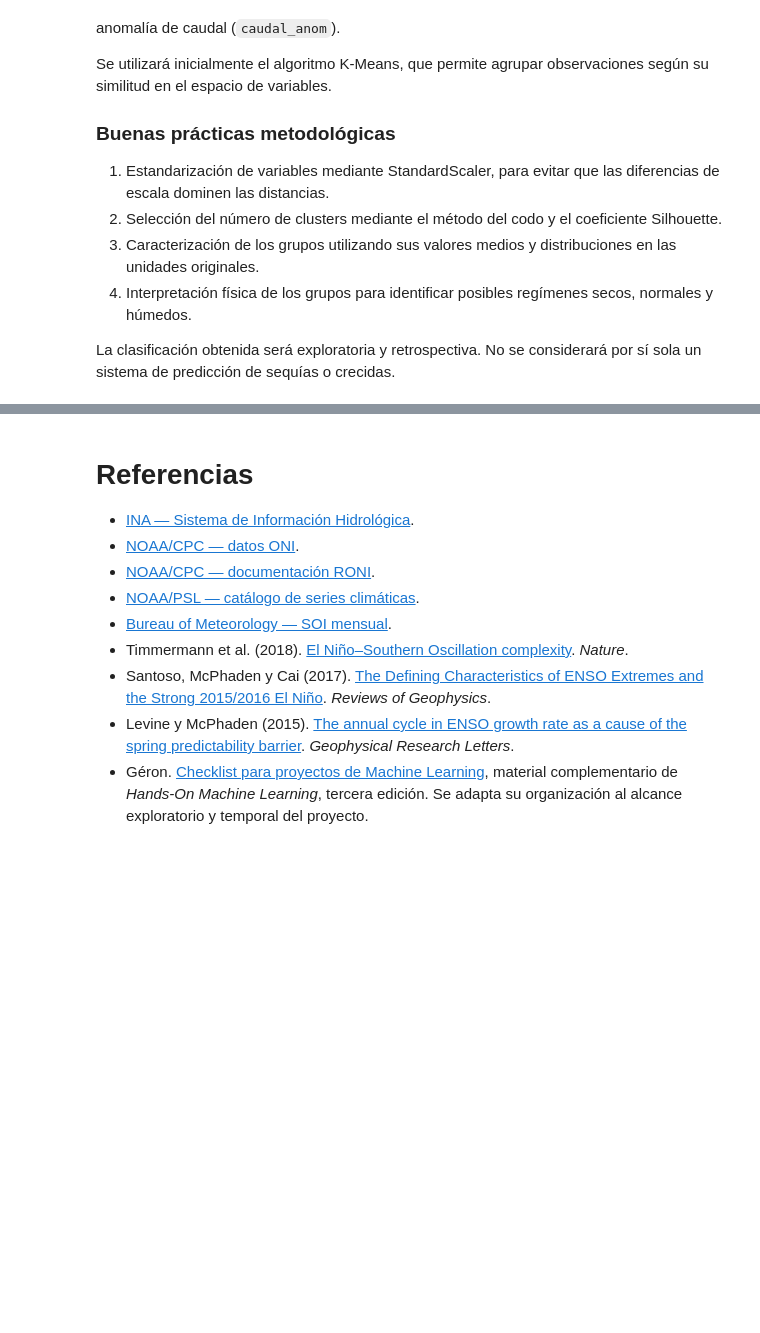
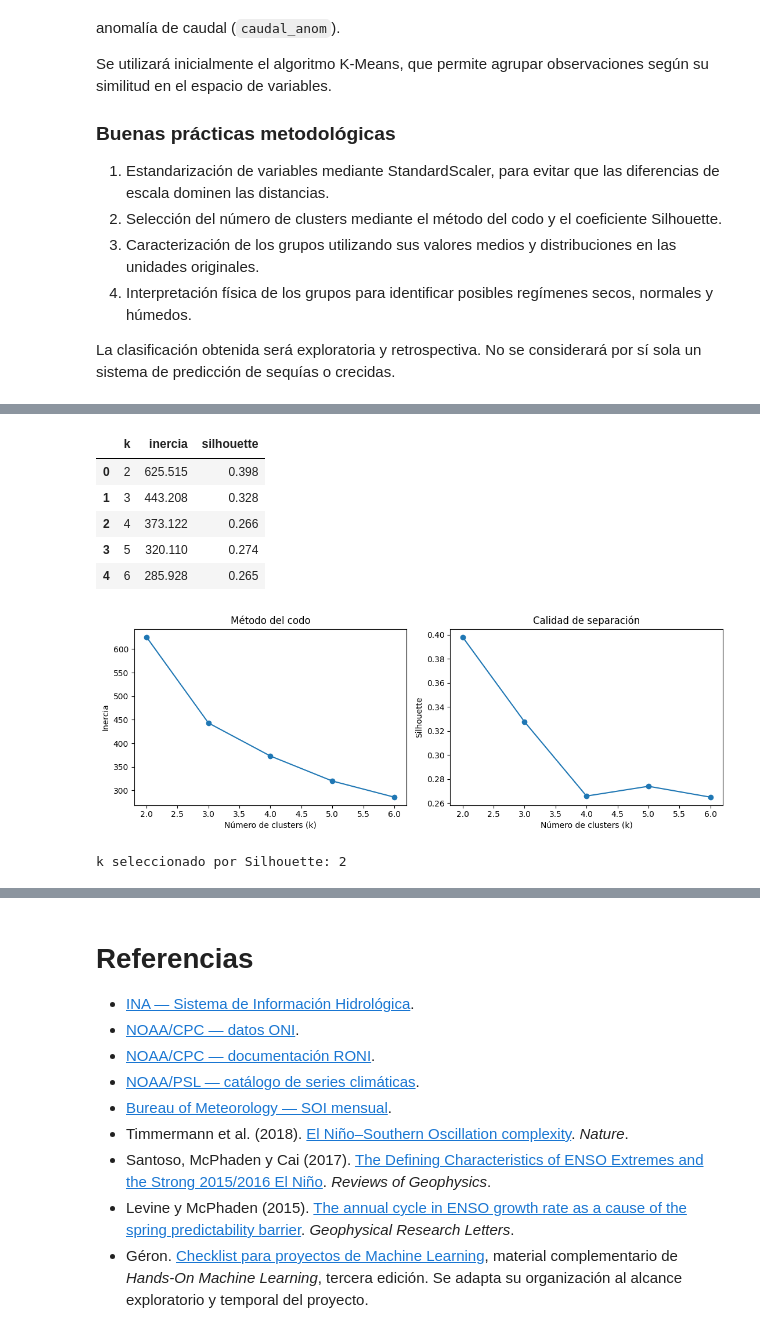
Before and after one commit to Lautaro912/proyecto-ypf-el-nino-salto-grande, a Jupyter notebook: Propuesta_Proyecto_YPF.ipynb, the cells around one changed output, grey strips where cells are left out. Drawn from its saved outputs; the diff is of its cells as text; code cells hidden in the pictures; blank space fills up the shorter version.

```diff
--- a/Propuesta_Proyecto_YPF.ipynb
+++ b/Propuesta_Proyecto_YPF.ipynb
@@ -3616,0 +3583,38 @@ Estandarización completada.
+# %%
+from sklearn.cluster import KMeans
+from sklearn.metrics import silhouette_score
+import matplotlib.pyplot as plt
+import pandas as pd
+import numpy as np
+
+if len(df_scaled) < 7:
+    raise ValueError("No hay suficientes observaciones completas para evaluar K-Means.")
+
+filas_k = []
+for k in range(2, min(6, len(df_scaled) - 1) + 1):
+    km = KMeans(n_clusters=k, random_state=42, n_init=10)
+    etiquetas = km.fit_predict(X_scaled)
+    filas_k.append({'k': k, 'inercia': km.inertia_,
+                    'silhouette': silhouette_score(X_scaled, etiquetas)})
+metricas_k = pd.DataFrame(filas_k)
+display(metricas_k.round(3))
+
+fig, ax = plt.subplots(1, 2, figsize=(11, 4))
+ax[0].plot(metricas_k['k'], metricas_k['inercia'], marker='o')
+ax[0].set(xlabel='Número de clusters (k)', ylabel='Inercia', title='Método del codo')
+ax[1].plot(metricas_k['k'], metricas_k['silhouette'], marker='o')
+ax[1].set(xlabel='Número de clusters (k)', ylabel='Silhouette', title='Calidad de separación')
+plt.tight_layout()
+plt.show()
+
+k_optimo = int(metricas_k.loc[metricas_k['silhouette'].idxmax(), 'k'])
+print('k seleccionado por Silhouette:', k_optimo)
+# %% [output]
+|  | k | inercia | silhouette |
+| 0 | 2 | 625.515 | 0.398 |
+| 1 | 3 | 443.208 | 0.328 |
+| 2 | 4 | 373.122 | 0.266 |
+| 3 | 5 | 320.110 | 0.274 |
+| 4 | 6 | 285.928 | 0.265 |
+[figure, added]
+k seleccionado por Silhouette: 2
```
Also changed, not shown: parts of 21 cells of this notebook.
